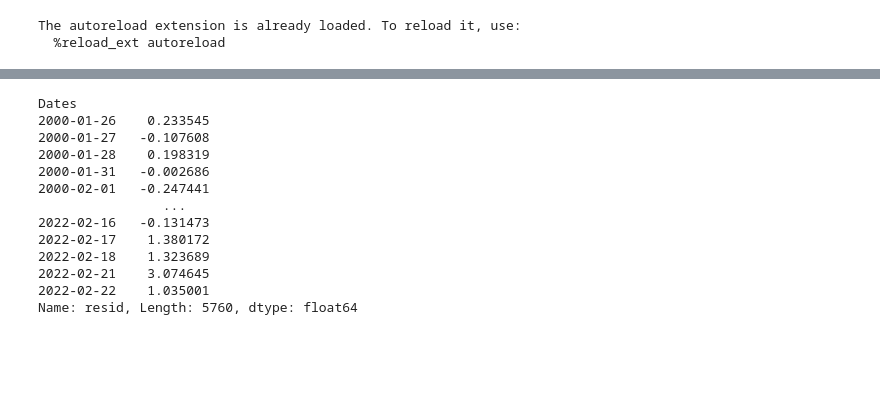
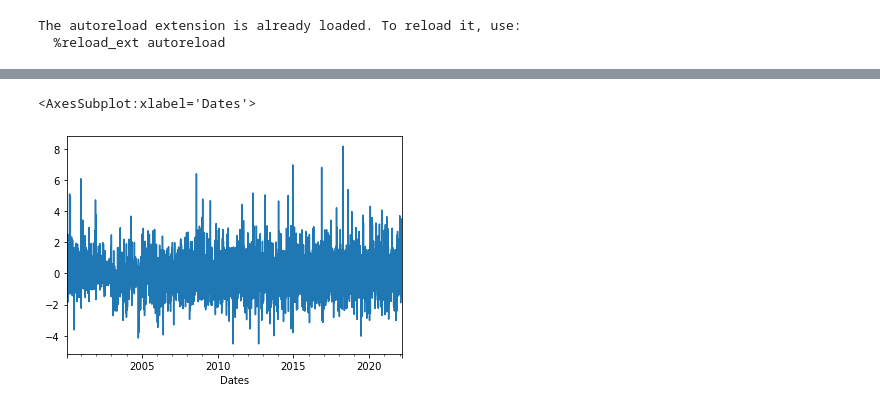
Before and after one commit to frederikbachdk/FXVolTrading, a Jupyter notebook: tradingstrategy/likelihood_analysis.ipynb, the cells around one changed output, grey strips where cells are left out. Cells and saved outputs as stored; diff of their text form; code cells hidden in the pictures; blank space fills up the shorter version.

```diff
--- a/tradingstrategy/likelihood_analysis.ipynb
+++ b/tradingstrategy/likelihood_analysis.ipynb
@@ -64,16 +76,9 @@ fig = model_fit.plot(annualize="D")
-# %%
-standardized_res = model_fit.resid
-# %% [output]
-Dates
-2000-01-26    0.233545
-2000-01-27   -0.107608
-2000-01-28    0.198319
-2000-01-31   -0.002686
-2000-02-01   -0.247441
-                ...
-2022-02-16   -0.131473
-2022-02-17    1.380172
-2022-02-18    1.323689
-2022-02-21    3.074645
-2022-02-22    1.035001
-Name: resid, Length: 5760, dtype: float64
+# %%
+residuals = model_fit.resid
+conditional_volatility = model_fit.conditional_volatility
+standardized_res = residuals/conditional_volatility
+# %%
+standardized_res.plot()
+# %% [output]
+<AxesSubplot:xlabel='Dates'>
+[figure, added]
```
Also changed, not shown: parts of 6 cells of this notebook, 5 other files.
